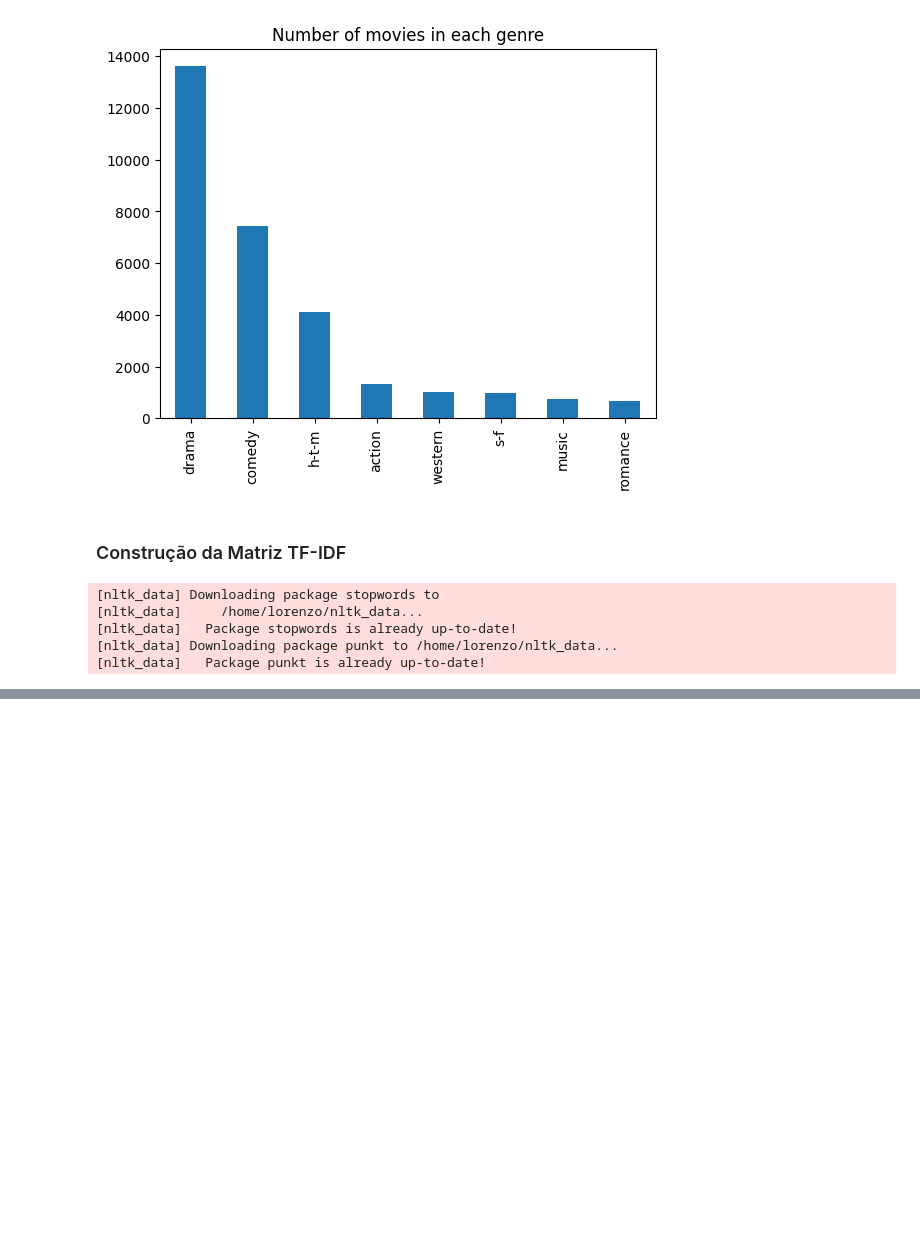
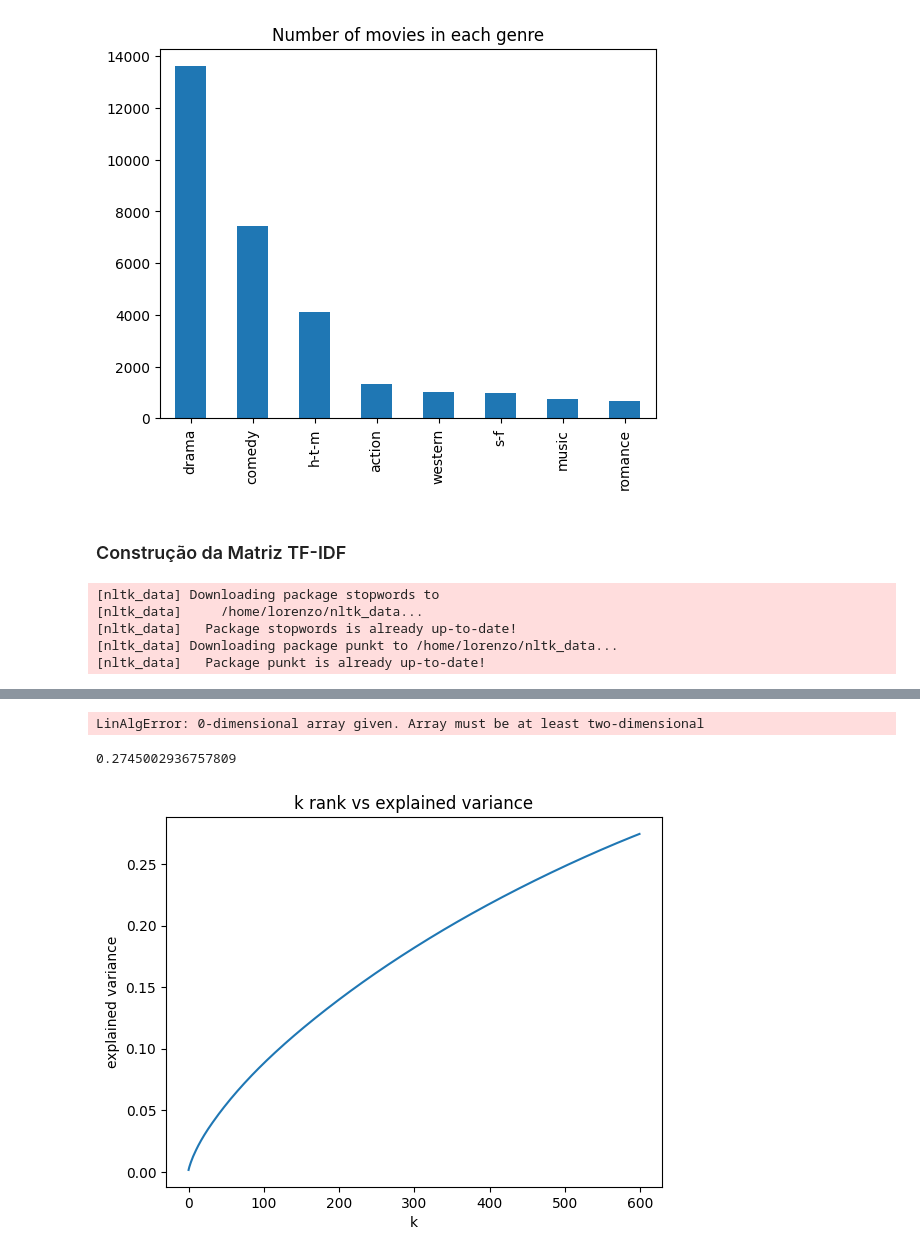
Before and after one commit to Brunu-Mene/ICienciaDados_T1, a Jupyter notebook: Trabalho_Pratico.ipynb, the cells around one changed output, grey strips where cells are left out. Saved outputs shown, nothing was run; the diff lists cells and outputs as text; code cells hidden in the pictures; blank space fills up the shorter version.

```diff
--- a/Trabalho_Pratico.ipynb
+++ b/Trabalho_Pratico.ipynb
@@ -131,0 +121,27 @@ MemoryError: Unable to allocate 16.4 GiB for an array with shape (29894, 73439)
+# %%
+X = pickle.load(open('X.pickle', 'rb'))
+# %%
+#do PCA for esparce matrix
+from sklearn.decomposition import TruncatedSVD
+# svd = TruncatedSVD(n_components=100, n_iter=7, random_state=42)
+# X = svd.fit_transform(X)
+u, s, v = np.linalg.svd(X, full_matrices=False)
+# %% [output]
+LinAlgError: 0-dimensional array given. Array must be at least two-dimensional
+# %%
+from sklearn.decomposition import TruncatedSVD
+svd = TruncatedSVD(n_components=600, random_state=3)
+X_svd = svd.fit_transform(X)
+# %%
+svd.explained_variance_ratio_.sum()
+# %% [output]
+0.2745002936757809
+# %%
+#plot k rank vs explained variance
+plt.plot(svd.explained_variance_ratio_.cumsum())
+plt.xlabel('k')
+plt.ylabel('explained variance')
+plt.title('k rank vs explained variance')
+plt.show()
+# %% [output]
+[figure, added]
```
Also changed, not shown: parts of 27 cells of this notebook, 3 other files.
